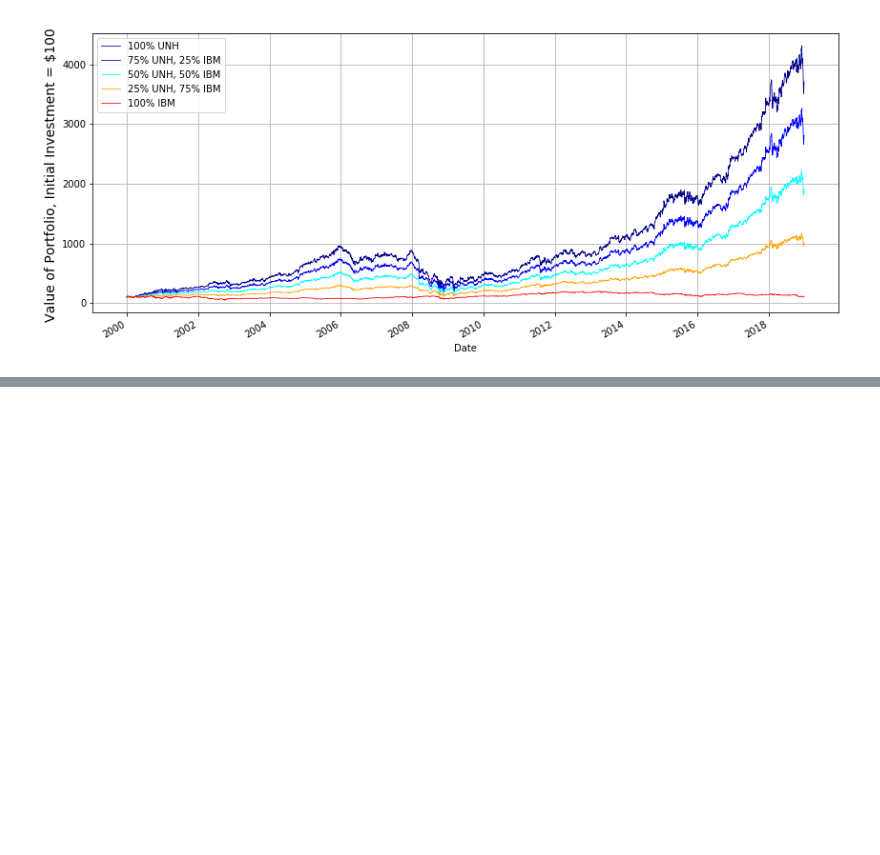
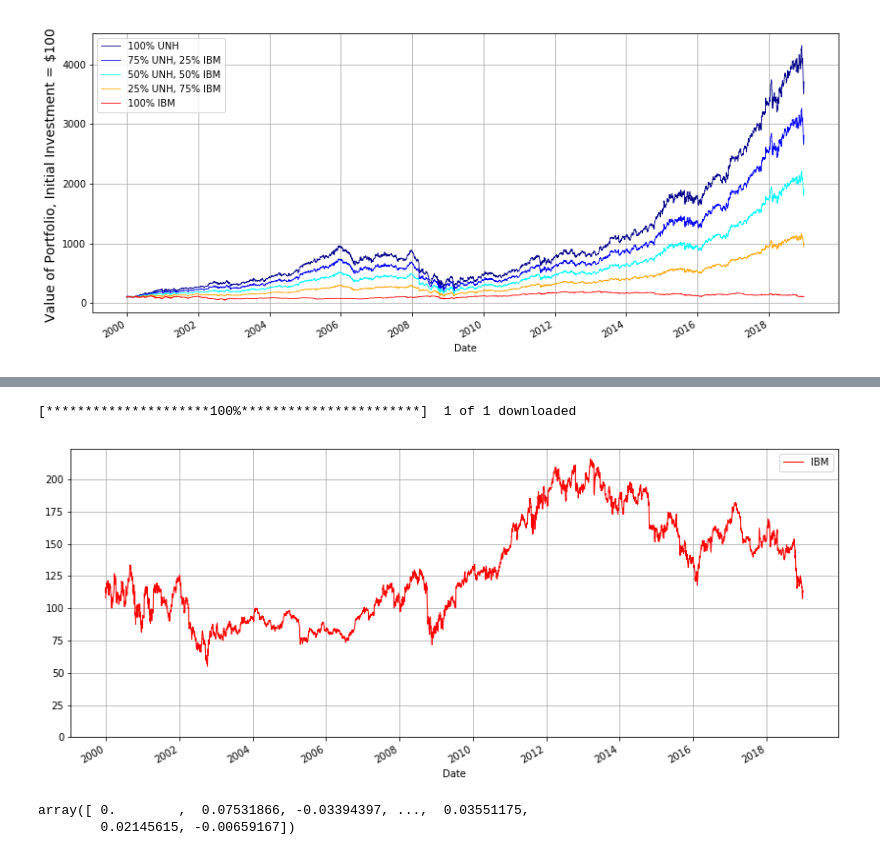
Before and after one commit to raaheim/RiskMeasures, a Jupyter notebook: Exploration.ipynb, the cells around one changed output, grey strips where cells are left out. Drawn from its saved outputs; the diff is of its cells as text; code cells hidden in the pictures; blank space fills up the shorter version.

```diff
--- a/Exploration.ipynb
+++ b/Exploration.ipynb
@@ -227,0 +237,17 @@ plt.show()
+# %%
+yf.pdr_override() # <== that's all it takes :-)
+
+comp1 = "IBM"
+
+# download dataframe
+data = pdr.get_data_yahoo(comp1, start="2000-01-01", end="2018-12-30")
+# %% [output]
+[*********************100%***********************]  1 of 1 downloaded
+# %%
+fig, axes = plt.subplots(1, 1, figsize=(14,6))
+data["Close"].plot(ax = axes, grid = True, color = ["red","darkblue"], linewidth =1)
+plt.legend([comp1])
+plt.ylim(bottom=0)
+plt.show()
+# %% [output]
+[figure, added]
@@ -227,0 +260,5 @@ plt.show()
+# %%
+Change
+# %% [output]
+array([ 0.        ,  0.07531866, -0.03394397, ...,  0.03551175,
+        0.02145615, -0.00659167])
```
Also changed, not shown: parts of 14 cells of this notebook, 8 other files.
